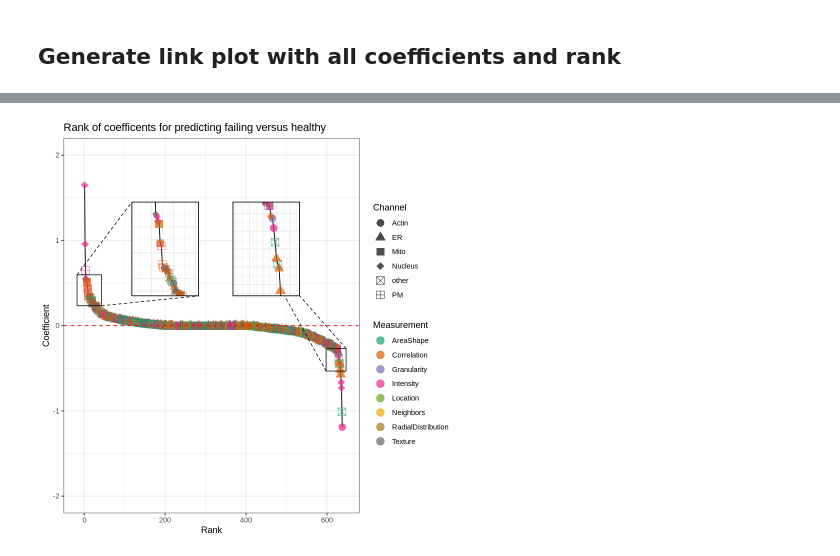
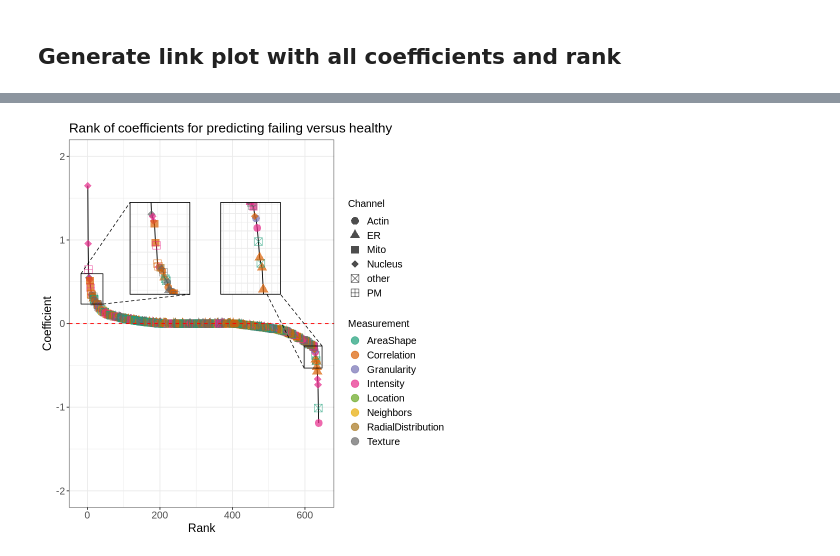
Before and after one commit to WayScience/cellpainting_predicts_cardiac_fibrosis, a Jupyter notebook: 5.machine_learning/3.visualize_model_coef.ipynb, the cells around one changed output, grey strips where cells are left out. Drawn from its saved outputs; the diff is of its cells as text; code cells hidden in the pictures.

Commit message:
increase font size in plots

```diff
--- a/5.machine_learning/3.visualize_model_coef.ipynb
+++ b/5.machine_learning/3.visualize_model_coef.ipynb
@@ -306,35 +306,47 @@ coef_rank_plot <- ggplot(ranked_coef_df, aes(x = Rank, y = Coefficient, color =
   geom_line(aes(group = 1), color = "black") +
   geom_point(size = 4, alpha = 0.7) +
   geom_hline(yintercept = 0, linetype = "dashed", color = "red") +
-  labs(title = "Rank of coefficents for predicting failing versus healthy", x = "Rank", y = "Coefficient") +
+  labs(title = "Rank of coefficients for predicting failing versus healthy", x = "Rank", y = "Coefficient") +
   scale_color_brewer(name = "Measurement", palette = "Dark2") +
   scale_shape_manual(name = "Channel", values = c(16, 17, 15, 18, 7, 12)) +
   theme_bw()+
-  ylim(-2, 2)
+  ylim(-2, 2) +
+  theme(
+    # Increasing font sizes
+    text = element_text(size = 12), # Adjust the number to change the font size
+
+    # Increasing font sizes for specific elements
+    axis.title.x = element_text(size = 14), # X-axis title
+    axis.title.y = element_text(size = 14), # Y-axis title
+    plot.title = element_text(size = 16),   # Main title
+    axis.text.x = element_text(size = 12),  # X-axis tick labels
+    axis.text.y = element_text(size = 12),  # Y-axis tick labels
+    legend.text = element_text(size = 12)   # Legend font size
+  )
 
 # Save figure before zoom
 ggsave(ranked_coef_fig, coef_rank_plot, height = 8, width = 12, dpi = 500)
 
 # Add zoomed in portions
 # Top features from healthy (positive)
 from <- list(-15, 40, 0.25, 0.58) #xmin, xmax, ymin, ymax
 to <- list(125, 275, 0.4, 1.4)
 coef_rank_plot <- coef_rank_plot + geom_magnify(
     from = from, to = to
 )
 # Top features from failing (negative)
 from <- list(600, 645, -0.52, -0.28) #xmin, xmax, ymin, ymax
 to <- list(375, 525, 1.4, 0.4)
 coef_rank_plot <- coef_rank_plot + geom_magnify(
     from = from, to = to
 )
 
 # Create a new save path with "_zoom" added to save the added zoomed in portions
 ranked_coef_fig_zoom <- gsub(".png$", "_zoom.png", ranked_coef_fig)
 
 # Save figure after adding zooms
 ggsave(ranked_coef_fig_zoom, coef_rank_plot, height = 8, width = 12, dpi = 500)
 
 coef_rank_plot
 # %% [output]
-[figure, old version]
+[figure, new version]
```
Also changed, not shown: 7 other files.
